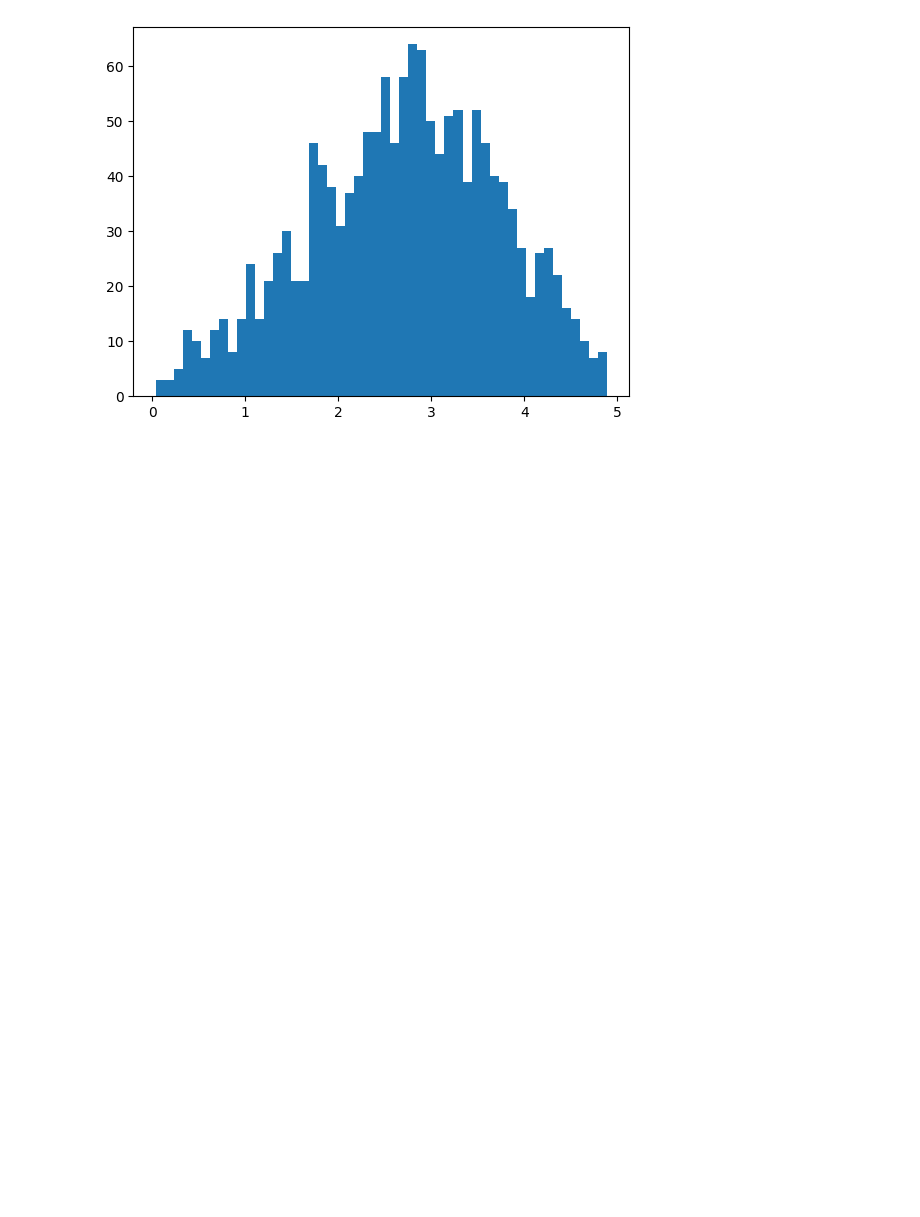
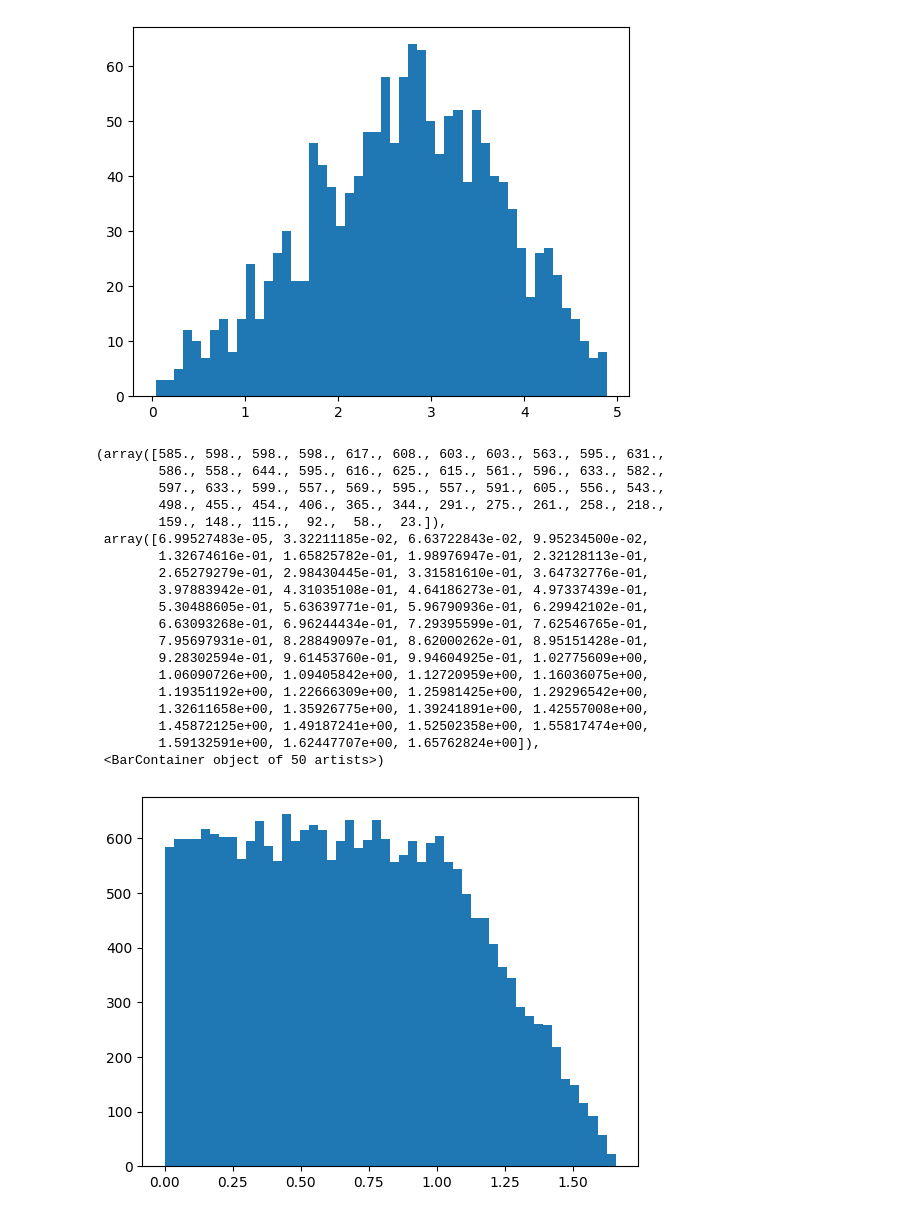
Before and after one commit to LuisManuelCatzoliSoriano/Simulacion-I, a Jupyter notebook: MAyR.ipynb, the cells around one changed output. Saved outputs shown, nothing was run; the diff lists cells and outputs as text; code cells hidden in the pictures; blank space fills up the shorter version.

```diff
--- a/MAyR.ipynb
+++ b/MAyR.ipynb
@@ -79,3 +79,47 @@ plt.hist(T, bins=50)
         4.88612939]),
  <BarContainer object of 50 artists>)
 [figure]
+# %%
+def fa(x):
+    if 0<=x<=1:
+       return 3/4
+    elif 1<x<=5/3:
+       return (15-9*x)/8
+    else:
+       return 0
+# %%
+Ma=3/4
+def empa(n):
+    muestra=[]
+    for i in range(n):
+        u1=r.random()
+        u2=r.random()
+        x=(5/3)*u1
+        if u2<=fa(x)/Ma:
+           muestra.append(x)
+    return muestra
+# %%
+Ia=empa(30000)
+# %%
+plt.hist(Ia, bins=50)
+# %% [output]
+(array([585., 598., 598., 598., 617., 608., 603., 603., 563., 595., 631.,
+        586., 558., 644., 595., 616., 625., 615., 561., 596., 633., 582.,
+        597., 633., 599., 557., 569., 595., 557., 591., 605., 556., 543.,
+        498., 455., 454., 406., 365., 344., 291., 275., 261., 258., 218.,
+        159., 148., 115.,  92.,  58.,  23.]),
+ array([6.99527483e-05, 3.32211185e-02, 6.63722843e-02, 9.95234500e-02,
+        1.32674616e-01, 1.65825782e-01, 1.98976947e-01, 2.32128113e-01,
+        2.65279279e-01, 2.98430445e-01, 3.31581610e-01, 3.64732776e-01,
+        3.97883942e-01, 4.31035108e-01, 4.64186273e-01, 4.97337439e-01,
+        5.30488605e-01, 5.63639771e-01, 5.96790936e-01, 6.29942102e-01,
+        6.63093268e-01, 6.96244434e-01, 7.29395599e-01, 7.62546765e-01,
+        7.95697931e-01, 8.28849097e-01, 8.62000262e-01, 8.95151428e-01,
+        9.28302594e-01, 9.61453760e-01, 9.94604925e-01, 1.02775609e+00,
+        1.06090726e+00, 1.09405842e+00, 1.12720959e+00, 1.16036075e+00,
+        1.19351192e+00, 1.22666309e+00, 1.25981425e+00, 1.29296542e+00,
+        1.32611658e+00, 1.35926775e+00, 1.39241891e+00, 1.42557008e+00,
+        1.45872125e+00, 1.49187241e+00, 1.52502358e+00, 1.55817474e+00,
+        1.59132591e+00, 1.62447707e+00, 1.65762824e+00]),
+ <BarContainer object of 50 artists>)
+[figure, added]
```
Also changed, not shown: parts of 8 cells of this notebook.
